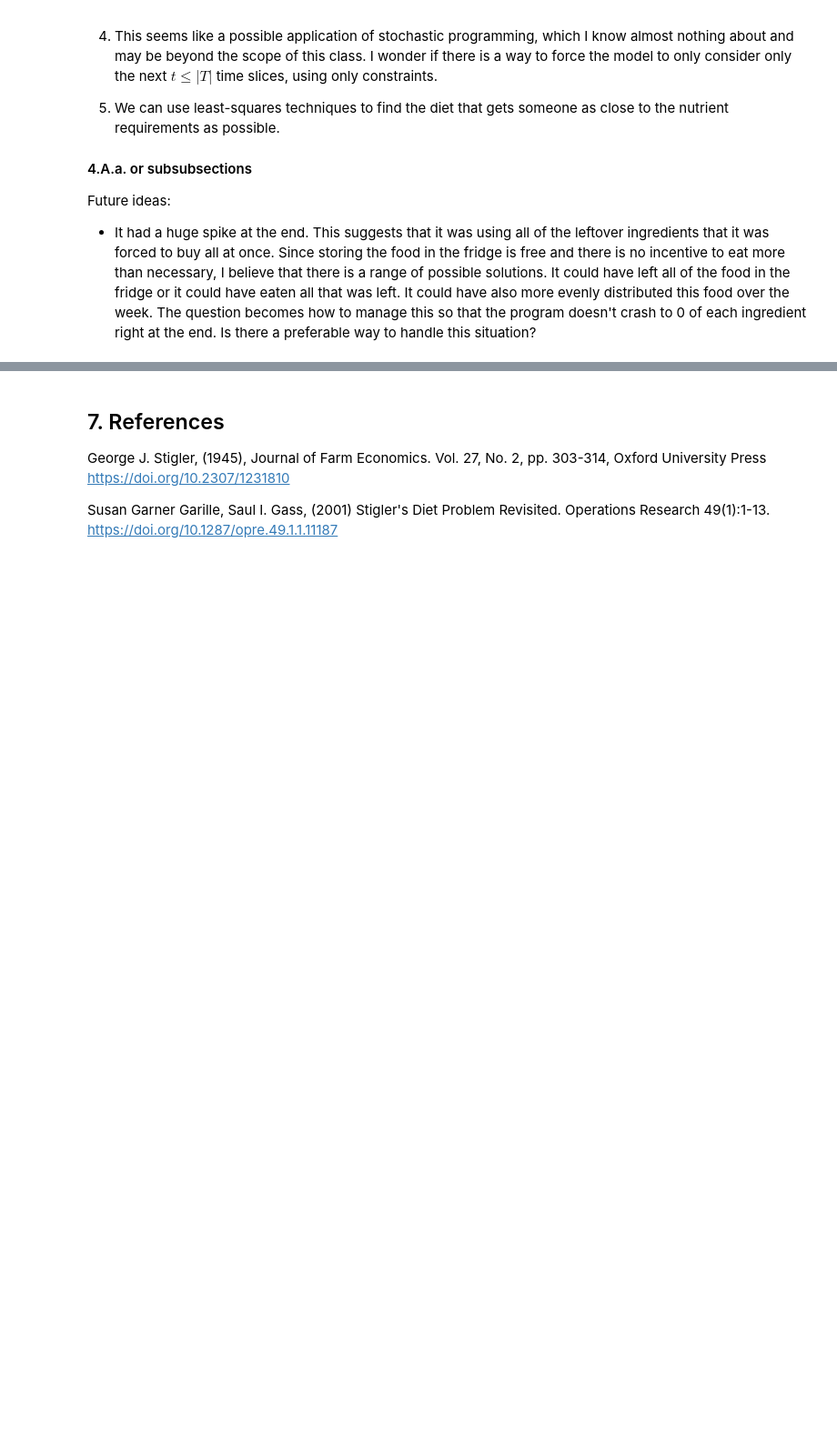
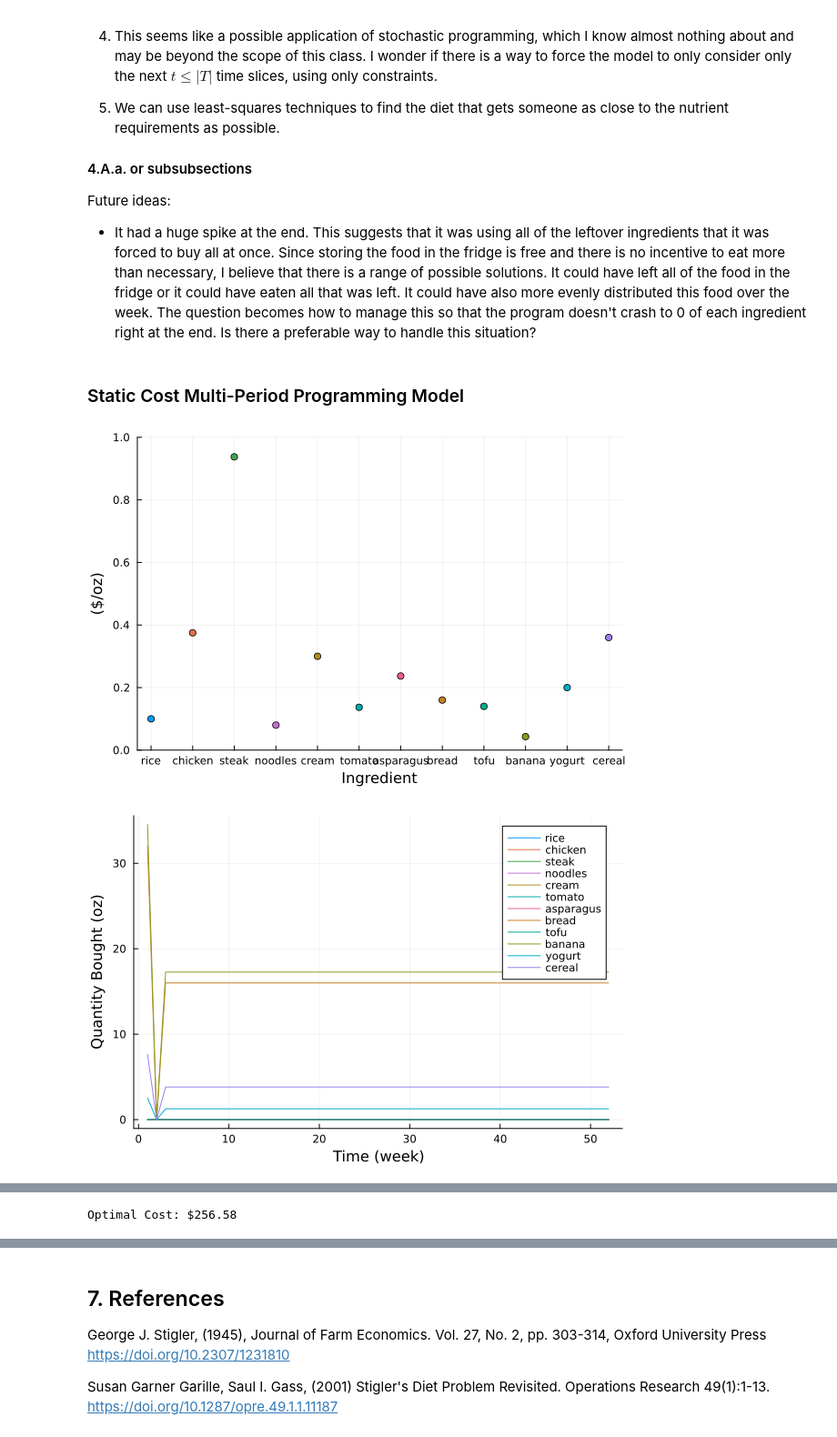
Before and after one commit to ktoriumi107/ISYE-524-Project, a Jupyter notebook: Final Report.ipynb, the cells around one changed output, grey strips where cells are left out. Shown at 91% size. Drawn from its saved outputs; the diff is of its cells as text; code cells hidden in the pictures; blank space fills up the shorter version.

```diff
--- a/Final Report.ipynb
+++ b/Final Report.ipynb
@@ -189,3 +518,18 @@ The remaining tasks to be done and rough timelines:
 
 Future ideas:
 - It had a huge spike at the end. This suggests that it was using all of the leftover ingredients that it was forced to buy all at once. Since storing the food in the fridge is free and there is no incentive to eat more than necessary, I believe that there is a range of possible solutions. It could have left all of the food in the fridge or it could have eaten all that was left. It could have also more evenly distributed this food over the week. The question becomes how to manage this so that the program doesn't crash to 0 of each ingredient right at the end. Is there a preferable way to handle this situation?
+# %% [markdown]
+### Static Cost Multi-Period Programming Model
+# %%
+using Printf
+
+display(plot_MODEL1_weekly_costs)
+
+display(plot_MODEL1_ingredients_bought)
+
+display(plot_MODEL1_recipes_cooked)
+
+@printf("%s%0.2f", "Optimal Cost: \$", round(objval_MODEL1, digits=2))
+# %% [output]
+[figure, added]
+[figure, added]
@@ -191,0 +537 @@ Future ideas:
+Optimal Cost: $256.58
```
Also changed, not shown: parts of 13 cells of this notebook, 1 other file.
